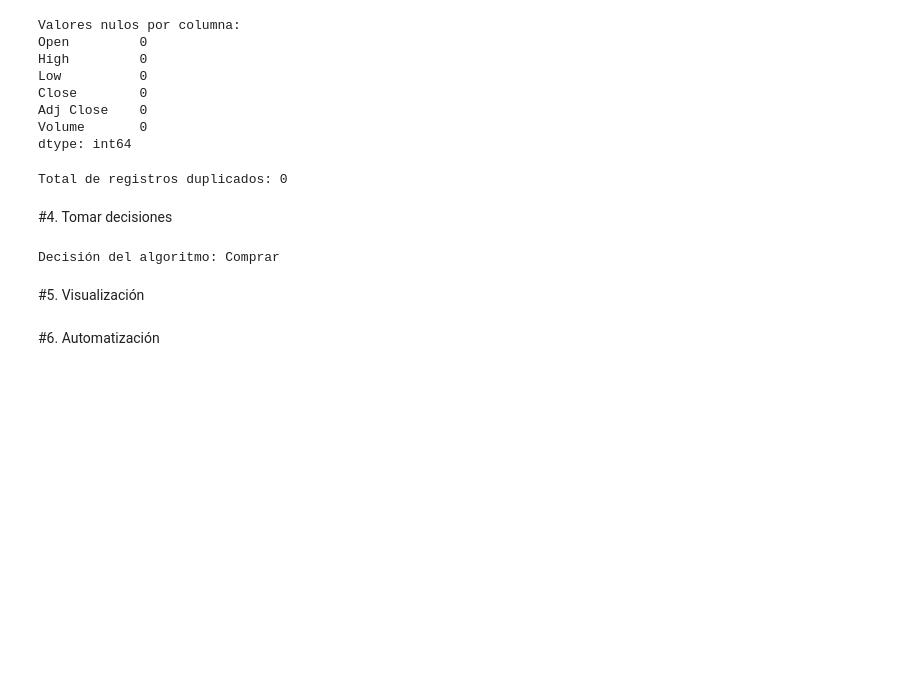
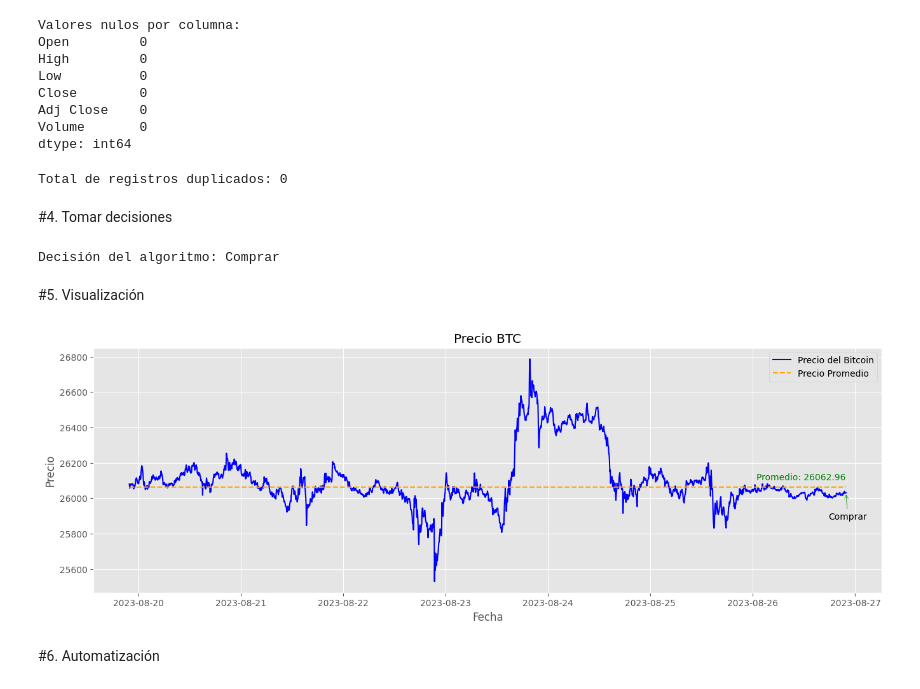
Before and after one commit to AdrianCPC/Robot_trading_DS, a Jupyter notebook: Robot_Trading_DS.ipynb, the cells around one changed output. Saved outputs shown, nothing was run; the diff lists cells and outputs as text; code cells hidden in the pictures; blank space fills up the shorter version.

```diff
--- a/Robot_Trading_DS.ipynb
+++ b/Robot_Trading_DS.ipynb
@@ -219,5 +178,42 @@ print("Decisión del algoritmo:", algoritmo_decision)
 Decisión del algoritmo: Comprar
 # %% [markdown]
 #5. Visualización
+# %%
+def visualizacion():
+  global df_bitcoin
+
+
+  #Agregando columna promedio
+  df_bitcoin['Promedio'] = media_bitcoin
+
+
+  #Dibujando el grafico
+  plt.style.use('ggplot')
+  plt.rcParams['axes.grid'] = True
+  plt.figure(figsize=(16, 5))
+  plt.title("Precio BTC")
+  plt.plot(df_bitcoin.index, df_bitcoin['Close'], label='Precio del Bitcoin', color='blue')
+  plt.plot(df_bitcoin.index, df_bitcoin['Promedio'], label='Precio Promedio', linestyle='--', color='orange')
+
+  plt.text(df_bitcoin.index[-1], media_bitcoin + 30, f'Promedio: {media_bitcoin:.2f}', color='green', verticalalignment='bottom', horizontalalignment='right')
+
+  #tomador de decisiones en grafico
+  if algoritmo_decision == 'Vender':
+    plt.annotate('Vender', xy=(df_bitcoin.index[-1], df_bitcoin['Close'].iloc[-1]), xytext=(-20, 30),
+                  textcoords='offset points', arrowprops=dict(arrowstyle="->", color='red'))
+  elif algoritmo_decision == 'Comprar':
+    plt.annotate('Comprar', xy=(df_bitcoin.index[-1], df_bitcoin['Close'].iloc[-1]), xytext=(-20, -30),
+                  textcoords='offset points', arrowprops=dict(arrowstyle="->", color='green'))
+
+
+  plt.xlabel('Fecha')
+  plt.ylabel('Precio')
+  plt.legend()
+
+  plt.show()
+# %%
+visualizacion()
+# %% [output]
+[figure, added]
 # %% [markdown]
 #6. Automatización
```
Also changed, not shown: parts of 8 cells of this notebook.
